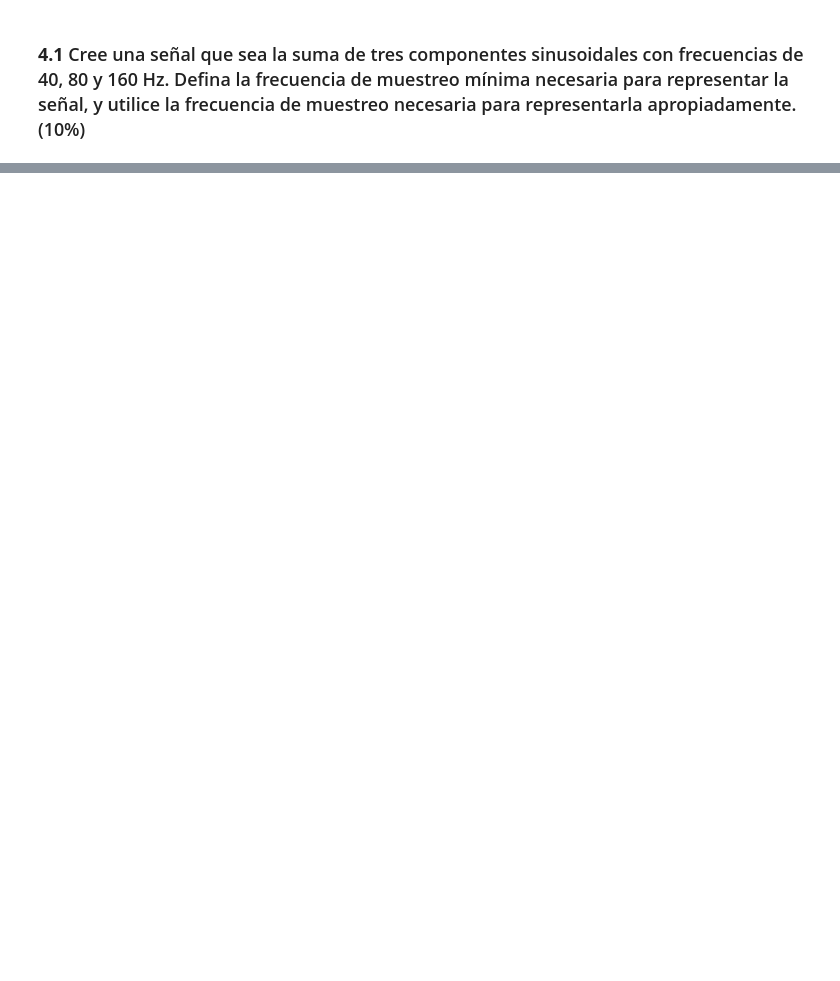
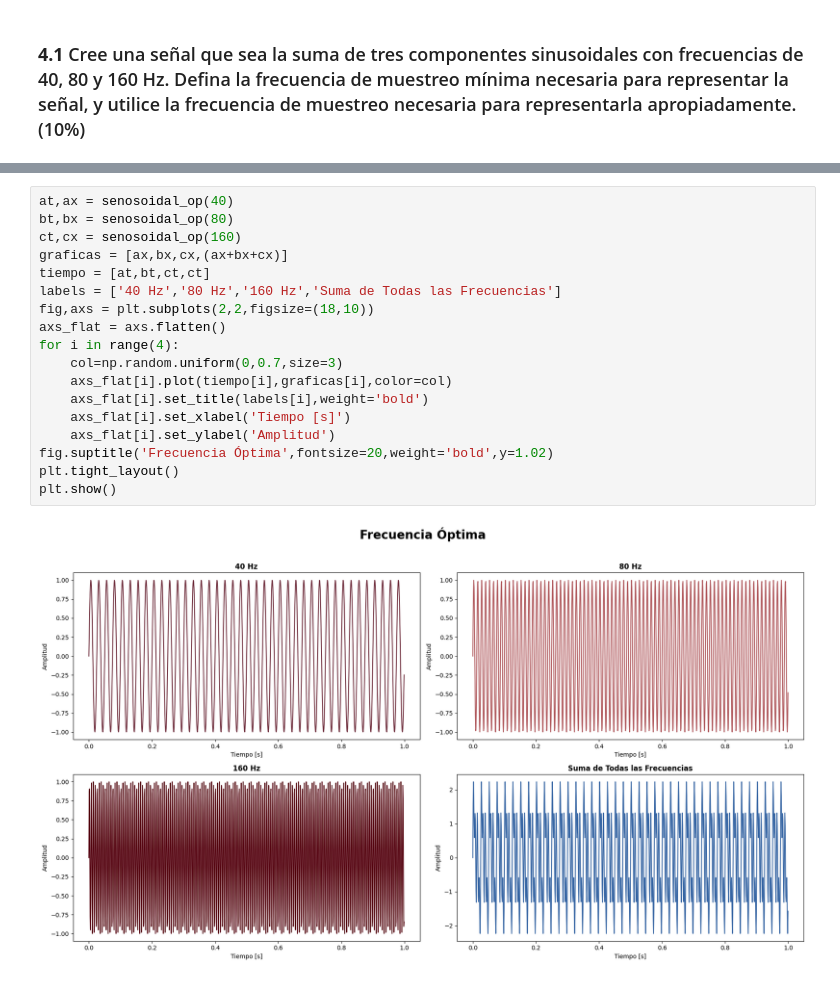
Before and after one commit to julian-rosero/biosenales, a Jupyter notebook: Practica_5/Practica_5.ipynb, the cells around one changed output, grey strips where cells are left out. Drawn from its saved outputs; the diff is of its cells as text; blank space fills up the shorter version.

```diff
--- a/Practica_5/Practica_5.ipynb
+++ b/Practica_5/Practica_5.ipynb
@@ -31,0 +46,20 @@ plt.show()
+# %%
+at,ax = senosoidal_op(40)
+bt,bx = senosoidal_op(80)
+ct,cx = senosoidal_op(160)
+graficas = [ax,bx,cx,(ax+bx+cx)]
+tiempo = [at,bt,ct,ct]
+labels = ['40 Hz','80 Hz','160 Hz','Suma de Todas las Frecuencias']
+fig,axs = plt.subplots(2,2,figsize=(18,10))
+axs_flat = axs.flatten()
+for i in range(4):
+    col=np.random.uniform(0,0.7,size=3)
+    axs_flat[i].plot(tiempo[i],graficas[i],color=col)
+    axs_flat[i].set_title(labels[i],weight='bold')
+    axs_flat[i].set_xlabel('Tiempo [s]')
+    axs_flat[i].set_ylabel('Amplitud')
+fig.suptitle('Frecuencia Óptima',fontsize=20,weight='bold',y=1.02)
+plt.tight_layout()
+plt.show()
+# %% [output]
+[figure, added]
```
Also changed, not shown: parts of 9 cells of this notebook.
